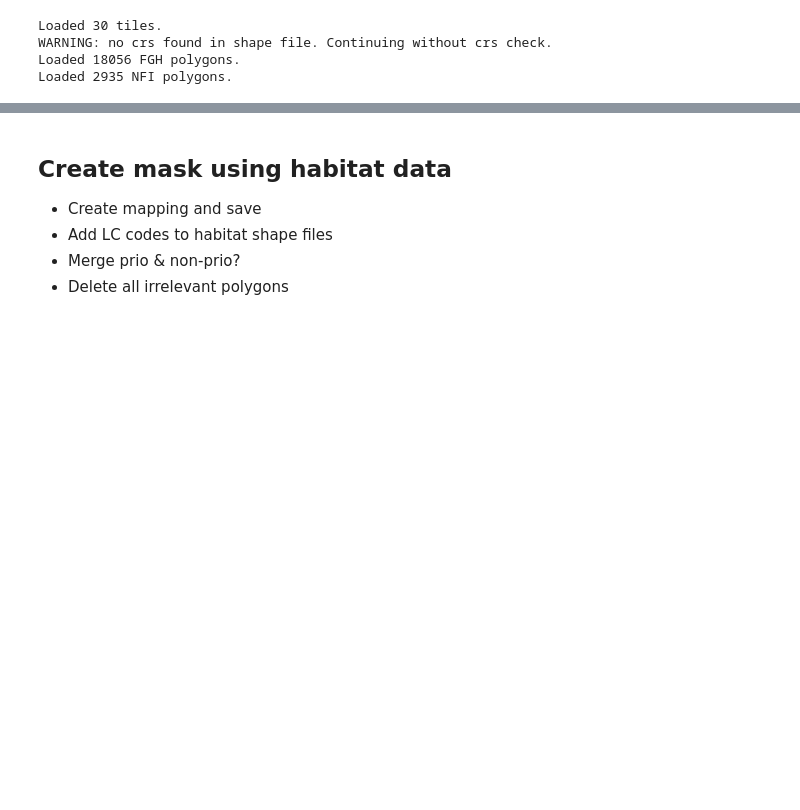
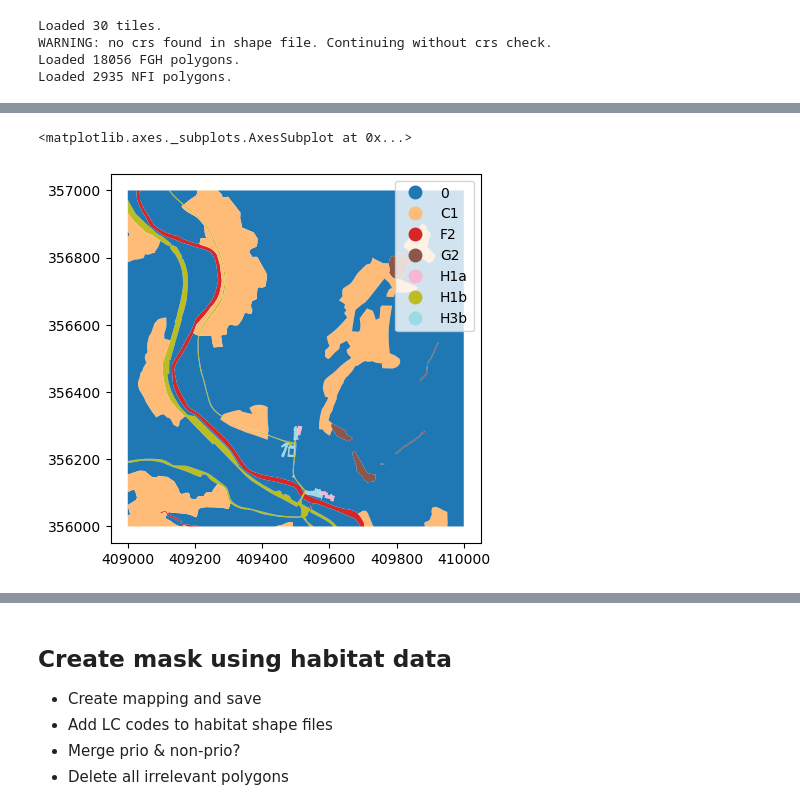
Before and after one commit to pdnpa/cnn-land-cover, a Jupyter notebook: notebooks/Create LC masks.ipynb, the cells around one changed output, grey strips where cells are left out. Saved outputs shown, nothing was run; the diff lists cells and outputs as text; code cells hidden in the pictures; blank space fills up the shorter version.

```diff
--- a/notebooks/Create LC masks.ipynb
+++ b/notebooks/Create LC masks.ipynb
@@ -804,46 +804,3 @@ assert (set(df_nfi.columns) == set(df_fgh.columns)), f'Columns of NFI and FGH da
 #     df_merged = pd.concat([df_nfi_tile, df_fgh_tile], axis=0)
 #     df_merged = df_merged.reset_index(drop=True)
 #     dict_merged[tilename] = df_merged
-# %%
-## check if any polygons overlap with others in dict_nfi['SK0852'] :
-# tmp = dict_nfi['SK0852'].copy()
-
-for tilename, df_tile in tqdm(dict_merged.items()):
-    tmp = df_tile.copy()
-    list_conflicts = []
-    for ii in range(len(tmp)):
-        for jj in range(ii, len(tmp)):
-            if ii != jj and tmp.iloc[ii]['geometry'].intersection(tmp.iloc[jj]['geometry']).area > 0:
-                assert tmp.iloc[ii]["source"] != tmp.iloc[jj]["source"]
-                list_conflicts.append((ii, jj))
-                print(ii, jj)
-                print(f'Class_low of both: {tmp.iloc[ii]["Class_low"]}, {tmp.iloc[jj]["Class_low"]}')
-                # print(f'Source of both: {tmp.iloc[ii]["source"]}, {tmp.iloc[jj]["source"]}')
-                # print(f'Area of overlap and difference: {tmp.iloc[ii]["geometry"].intersection(tmp.iloc[jj]["geometry"]).area}, {tmp.iloc[ii]["geometry"].difference(tmp.iloc[jj]["geometry"]).area}')
-
-    source_replace = 'NFI 2020 retrieved 2023-02-15'
-    ## go through conflicts are replace source_replace with other source:
-    for ii, jj in list_conflicts:
-        source_ii = tmp.iloc[ii]["source"]
-        source_jj = tmp.iloc[jj]["source"]
-        if source_ii == source_replace:
-            replace_ind = ii
-            other_ind = jj
-            source_other = source_jj
-        else:
-            replace_ind = jj
-            other_ind = ii
-            source_other = source_ii
-
-        area_intersection = tmp.iloc[replace_ind]['geometry'].intersection(tmp.iloc[other_ind]['geometry'])
-        area_difference = tmp.iloc[replace_ind]['geometry'].difference(tmp.iloc[other_ind]['geometry'])
-
-        # tmp.loc[[replace_ind], 'geometry'] = gpd.GeoSeries([area_difference]) # replace geometry of replace_ind with difference
-        ## add new row with intersection geometry and other source:
-        tmp = tmp.append({'geometry': area_intersection, 'Class_low': tmp.iloc[other_ind]['Class_low'],
-                        'source': source_other}, ignore_index=True)
-        tmp = tmp.append({'geometry': area_difference, 'Class_low': tmp.iloc[replace_ind]['Class_low'],
-                        'source': source_replace}, ignore_index=True)
-        tmp = tmp.drop([replace_ind], axis=0)
-        print(f'area intersection: {area_intersection}, area difference: {area_difference}')
-    dict_merged[tilename] = tmp.copy() # update dict_nfi with new polygons
@@ -1046,3 +871,8 @@ area intersection: MULTIPOLYGON (((423316.4100000002 396740.2200000003, 423316.8
+# %%
+dict_merged['SK0956'].plot(column='Class_low', cmap='tab20', legend=True)
+# %% [output]
+<matplotlib.axes._subplots.AxesSubplot at 0x...>
+[figure, added]
 # %%
 df_merged = pd.concat(list(dict_merged.values())).reset_index(drop=True)
 df_merged
```
Also changed, not shown: parts of 14 cells of this notebook, 6 other files.
